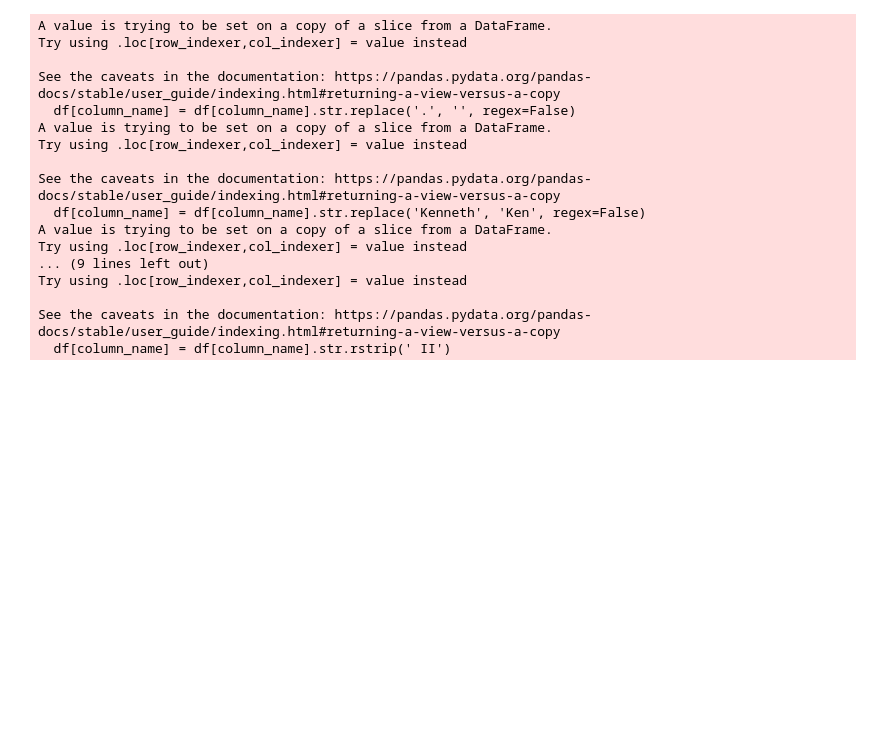
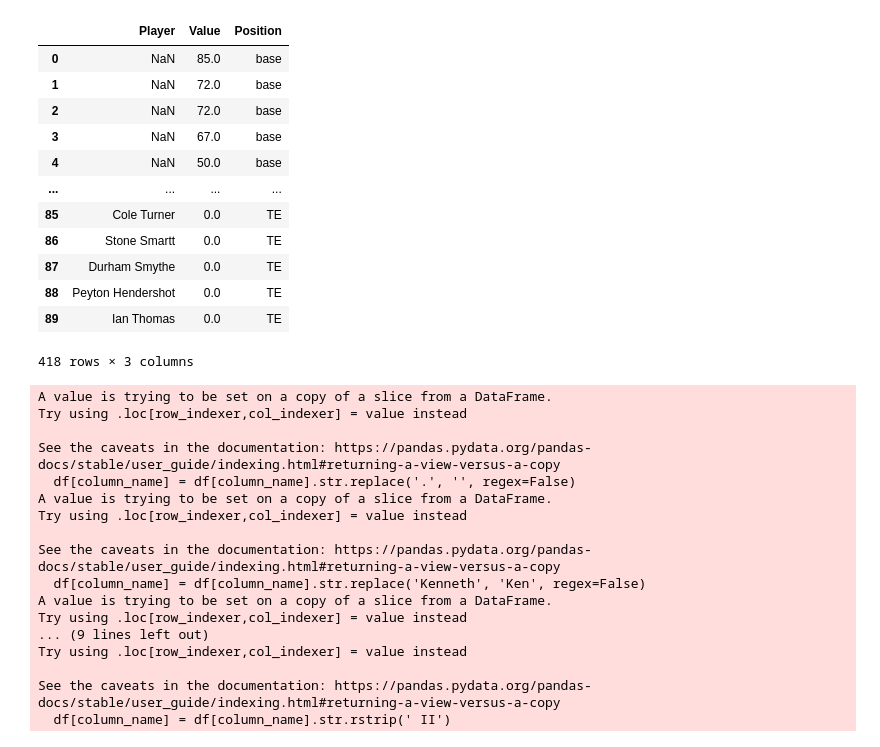
Before and after one commit to JamesYouL2/FantasyFootball, a Jupyter notebook: sleeper.ipynb, the cells around one changed output. Saved outputs shown, nothing was run; the diff lists cells and outputs as text; code cells hidden in the pictures; blank space fills up the shorter version.

```diff
--- a/sleeper.ipynb
+++ b/sleeper.ipynb
@@ -38,6 +54,22 @@ INFO:root:{'base': 'https://www.thescore.com/nflfan/news/2817987/fantasy-dynasty
 selected_items = ["QB", "RB", "WR", "TE", "base"]
 TradeValue_df=TradeValue_df[TradeValue_df["Position"].isin(selected_items)]
 player_df=player_df[player_df["position"].isin(selected_items)]
+# %%
+TradeValue_df
+# %% [output]
+|  | Player | Value | Position |
+| 0 | NaN | 85.0 | base |
+| 1 | NaN | 72.0 | base |
+| 2 | NaN | 72.0 | base |
+| 3 | NaN | 67.0 | base |
+| 4 | NaN | 50.0 | base |
+| ... | ... | ... | ... |
+| 85 | Cole Turner | 0.0 | TE |
+| 86 | Stone Smartt | 0.0 | TE |
+| 87 | Durham Smythe | 0.0 | TE |
+| 88 | Peyton Hendershot | 0.0 | TE |
+| 89 | Ian Thomas | 0.0 | TE |
+418 rows × 3 columns
 # %%
 def col_replace(df, column_name):
     df[column_name] = df[column_name].str.replace('.', '', regex=False)
```
Also changed, not shown: parts of 4 cells of this notebook, 1 other file.
